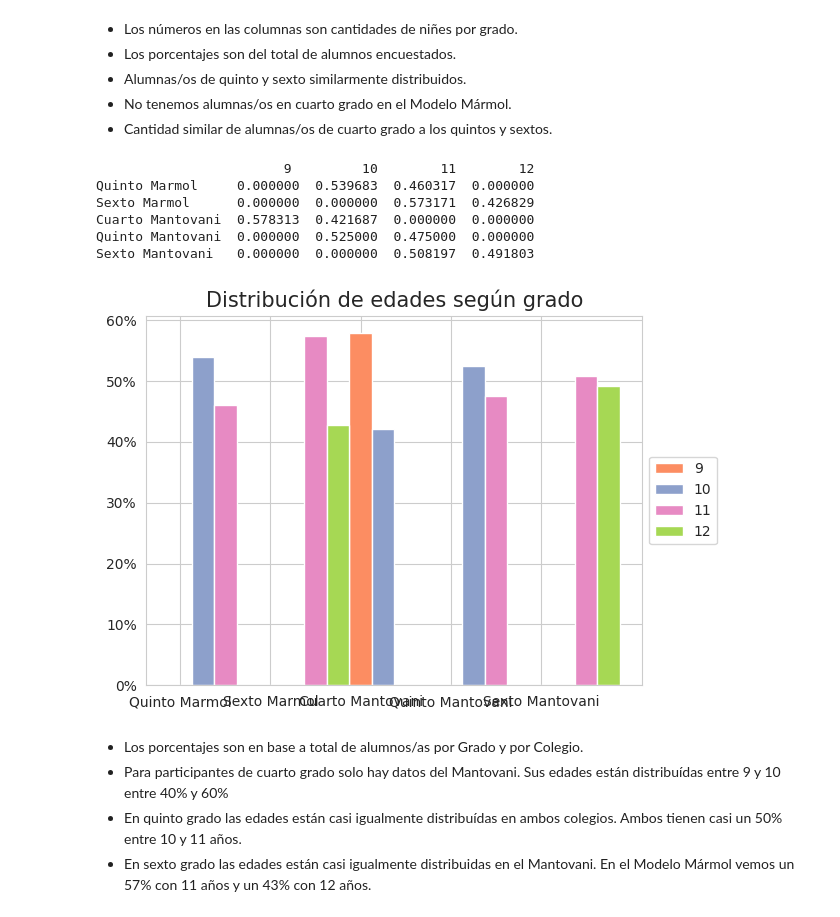
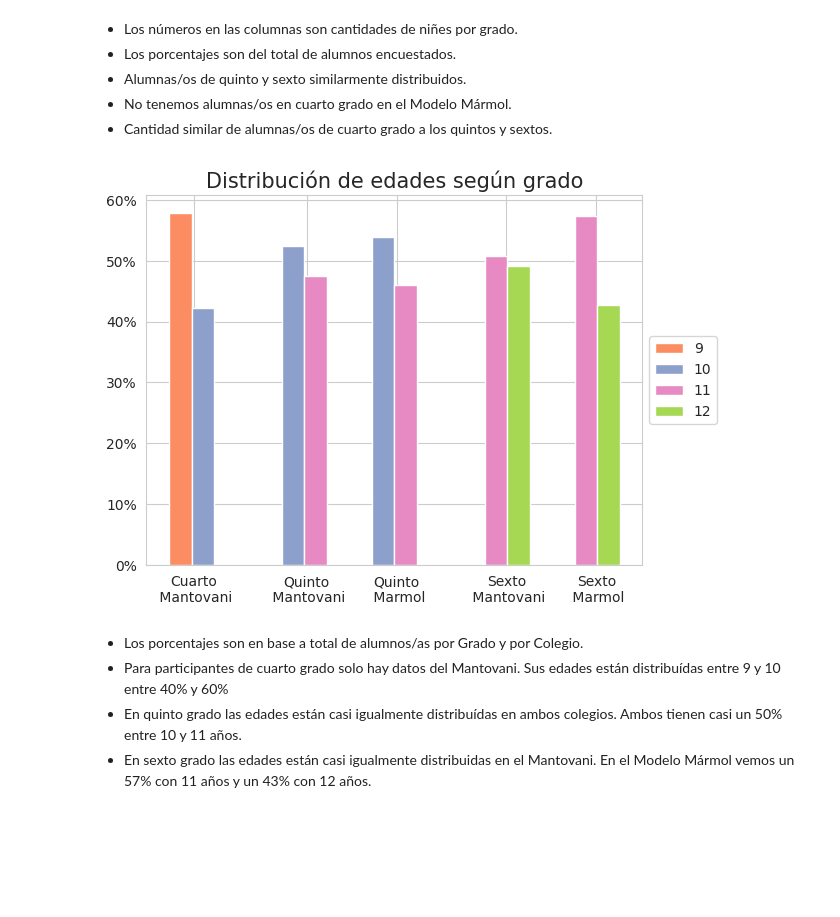
Before and after one commit to fedesassone/tesis, a Jupyter notebook: notebooks/poblacional/Poblacional.ipynb, the cells around one changed output. Drawn from its saved outputs; the diff is of its cells as text; code cells hidden in the pictures; blank space fills up the shorter version.

Commit message:
feedback edades segun grado

```diff
--- a/notebooks/poblacional/Poblacional.ipynb
+++ b/notebooks/poblacional/Poblacional.ipynb
@@ -145,80 +145,43 @@ plt.savefig('grado.png')
 * No tenemos alumnas/os en cuarto grado en el Modelo Mármol.
 * Cantidad similar de alumnas/os de cuarto grado a los quintos y sextos.
 # %%
-
-
-# # Distribución de edades según grado
-
-# data_marmol_quinto = marmol[marmol['grado']=="Quinto"]["edad"].value_counts(normalize=True)
-# data_marmol_sexto = marmol[marmol['grado']=="Sexto"]["edad"].value_counts(normalize=True)
-# data_mantovani_cuarto = mantovani[mantovani['grado']=="Cuarto"]["edad"].value_counts(normalize=True)
-# data_mantovani_quinto = mantovani[mantovani['grado']=="Quinto"]["edad"].value_counts(normalize=True)
-# data_mantovani_sexto = mantovani[mantovani['grado']=="Sexto"]["edad"].value_counts(normalize=True)
-
-# ticks = [1, 3, 5, 7, 9]
-# labels = ['Mantovani \n Cuarto', 'Mantovani \n Quinto', 'Marmol \n Quinto', 'Mantovani \n Sexto'
-#     , 'Marmol \n Sexto']
-# bar_width = 0.25
-
-# nueve = [data_mantovani_cuarto[9]]
-# diez  = [data_mantovani_cuarto[10], data_mantovani_quinto[10], data_marmol_quinto[10]]
-# once  = [data_mantovani_quinto[11], data_mantovani_sexto[11], data_marmol_quinto[11], data_marmol_sexto[11]]
-# doce  = [data_mantovani_sexto[12], data_marmol_sexto[12]]
-
-# plt.bar([1], nueve, width=bar_width, label = '9', color='C1')
-# plt.bar([1.25, 3, 5], diez, width=bar_width, label = '10', color='C2')
-# plt.bar([3.25, 7, 5.25, 9], once,  width=bar_width, label = '11', color='C3')
-# plt.bar([7.25, 9.25], doce,  width=bar_width, label = '12', color='C4')
-
-# plt.gca().yaxis.set_major_formatter(PercentFormatter(1))
-# plt.title("Distribución de edades según grado", fontsize=15)
-# plt.xticks([x + 0.15 for x in ticks], labels)
-# plt.legend(loc='center left', bbox_to_anchor=(1, 0.5))
-# plt.savefig('edades_segun_grado.png')
-
-
-# WIP # WIP # WIP # WIP # WIP # WIP # WIP # WIP # WIP # WIP # WIP # WIP # WIP # WIP # WIP # WIP
-# WIP # WIP # WIP # WIP # WIP # WIP # WIP # WIP # WIP # WIP # WIP # WIP # WIP # WIP # WIP # WIP
-
 # Distribución de edades según grado
 
 dfs_marmol    = [marmol   [marmol   ['grado']==grado]["edad"].value_counts(normalize=True) for grado in [          "Quinto", "Sexto"]]
 dfs_mantovani = [mantovani[mantovani['grado']==grado]["edad"].value_counts(normalize=True) for grado in ["Cuarto", "Quinto", "Sexto"]]
 
 result = pd.concat(dfs_marmol + dfs_mantovani, axis=1, ignore_index=True)
-result = result.rename(columns={0:'Quinto Marmol',
-                                1:'Sexto Marmol',
-                                2:'Cuarto Mantovani',
-                                3:'Quinto Mantovani',
-                                4:'Sexto Mantovani'}).fillna(0)
+result = result.rename(columns={0:'Quinto\n Marmol',
+                                1:'Sexto\n Marmol',
+                                2:'Cuarto\n Mantovani',
+                                3:'Quinto\n Mantovani',
+                                4:'Sexto\n Mantovani'}).fillna(0)
 bar_width = 0.25
 result = result.transpose()
-print(result)
+
+result = result.reindex(['Cuarto\n Mantovani',
+                         'Quinto\n Mantovani',
+                         'Quinto\n Marmol',
+                         'Sexto\n Mantovani',
+                         'Sexto\n Marmol'])
 
 br1 = np.arange(len(result[9]))
 br2 = [x + bar_width for x in br1]
 br3 = [x + bar_width for x in br2]
 br4 = [x + bar_width for x in br3]
-
 
 plt.bar(br1, result[9] ,  width=bar_width, label = '9', color='C1')
 plt.bar(br2, result[10],  width=bar_width, label = '10', color='C2')
 plt.bar(br3, result[11],  width=bar_width, label = '11', color='C3')
 plt.bar(br4, result[12],  width=bar_width, label = '12', color='C4')
 
 plt.gca().yaxis.set_major_formatter(PercentFormatter(1))
 plt.title("Distribución de edades según grado", fontsize=15)
-plt.xticks(br1, result.index)
+plt.xticks([0.15, 1.4, 2.4, 3.615, 4.615], result.index)
 plt.legend(loc='center left', bbox_to_anchor=(1, 0.5))
-plt.savefig('edades_segun_grado2.png')
+plt.savefig('edades_segun_grado.png')
 # %% [output]
-                        9         10        11        12
-Quinto Marmol     0.000000  0.539683  0.460317  0.000000
-Sexto Marmol      0.000000  0.000000  0.573171  0.426829
-Cuarto Mantovani  0.578313  0.421687  0.000000  0.000000
-Quinto Mantovani  0.000000  0.525000  0.475000  0.000000
-Sexto Mantovani   0.000000  0.000000  0.508197  0.491803
-[figure, old version]
+[figure, new version]
 # %% [markdown]
 * Los porcentajes son en base a total de alumnos/as por Grado y por Colegio.
 * Para participantes de cuarto grado solo hay datos del Mantovani. Sus edades están distribuídas entre 9 y 10 entre 40% y 60%
```
Also changed, not shown: 2 other files.
